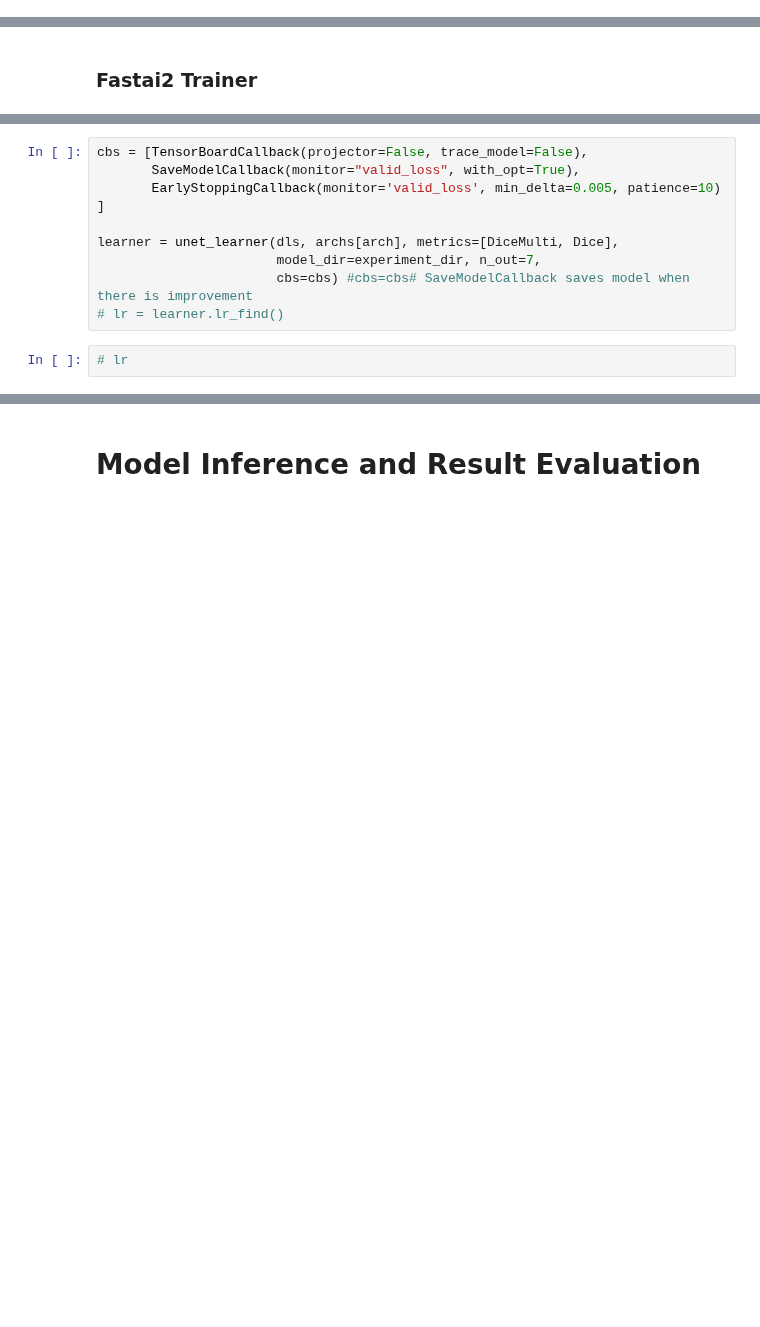
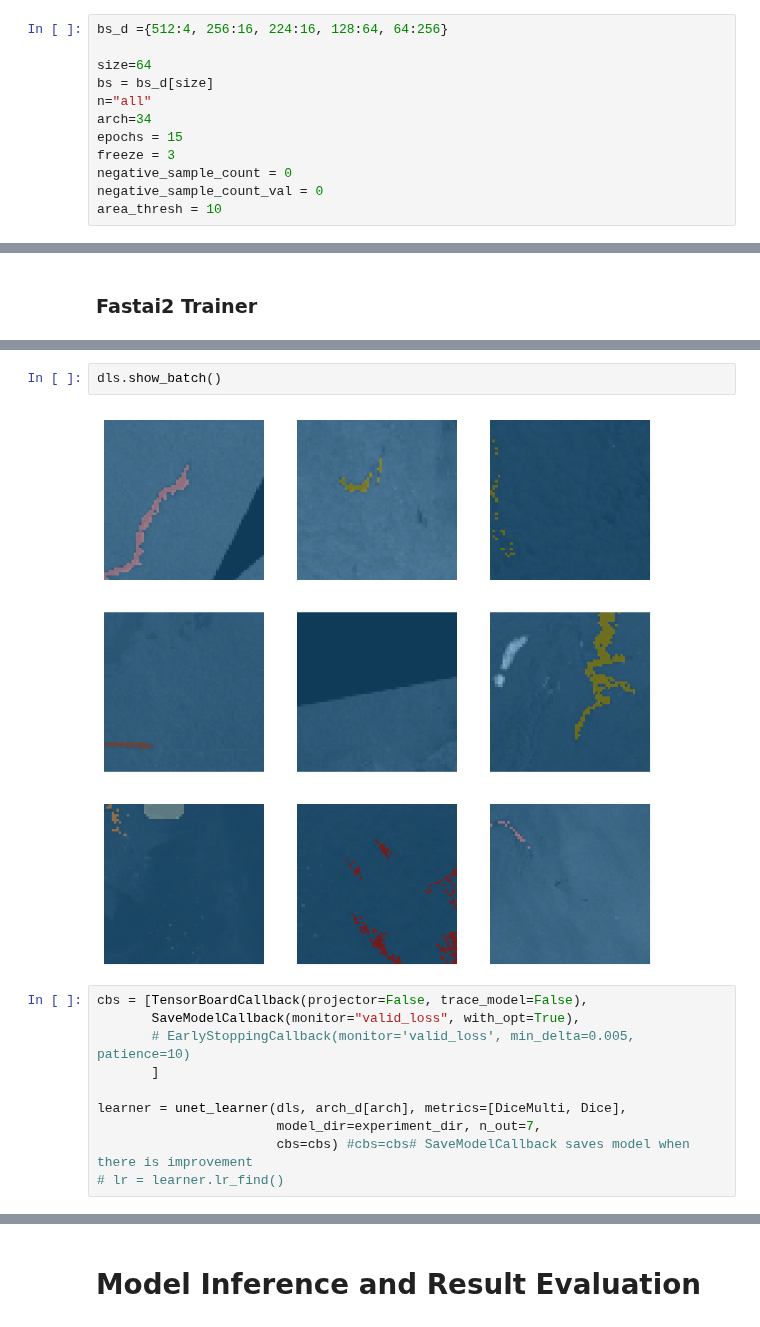
Before and after one commit to SkyTruth/cerulean-ml, a Jupyter notebook: notebooks/fastai2_unet_trainer_cv2.ipynb, the cells around one changed output, grey strips where cells are left out. Cells and saved outputs as stored; diff of their text form; blank space fills up the shorter version.

```diff
--- a/notebooks/fastai2_unet_trainer_cv2.ipynb
+++ b/notebooks/fastai2_unet_trainer_cv2.ipynb
@@ -2,3 +2,15 @@
 # Experiment Notebook for CV2
 
 This notebook is a development workspace to add or subtract features during model development. Once a set of changes is ready to be experimented with, it should be cleaned, copied and saved to a new notebook that can be run end to end with no errors and committed in a separate git commit. For example, "fastai2_unet_trainer_cv2-1channel-baseline.ipynb" is an experiment that should not be changed in version control once committed but cells can be edited to inspect the results on your local machine.
+# %%
+bs_d ={512:4, 256:16, 224:16, 128:64, 64:256}
+
+size=64
+bs = bs_d[size]
+n="all"
+arch=34
+epochs = 15
+freeze = 3
+negative_sample_count = 0
+negative_sample_count_val = 0
+area_thresh = 10
@@ -140,11 +151,14 @@ b[0].shape
+# %%
+dls.show_batch()
+# %% [output]
+[figure, added]
 # %%
 cbs = [TensorBoardCallback(projector=False, trace_model=False),
        SaveModelCallback(monitor="valid_loss", with_opt=True),
-       EarlyStoppingCallback(monitor='valid_loss', min_delta=0.005, patience=10) ]
+       # EarlyStoppingCallback(monitor='valid_loss', min_delta=0.005, patience=10)
+       ]
 
-learner = unet_learner(dls, archs[arch], metrics=[DiceMulti, Dice],
+learner = unet_learner(dls, arch_d[arch], metrics=[DiceMulti, Dice],
                        model_dir=experiment_dir, n_out=7,
                        cbs=cbs) #cbs=cbs# SaveModelCallback saves model when there is improvement
 # lr = learner.lr_find()
-# %%
-# lr
```
Also changed, not shown: parts of 13 cells of this notebook.
